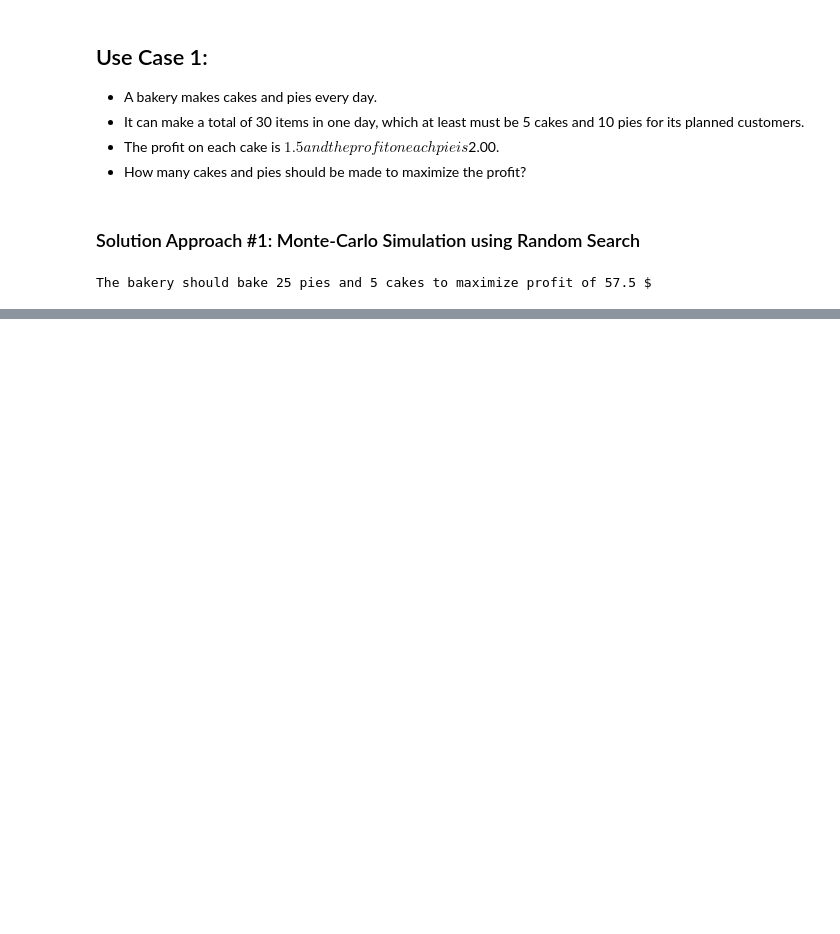
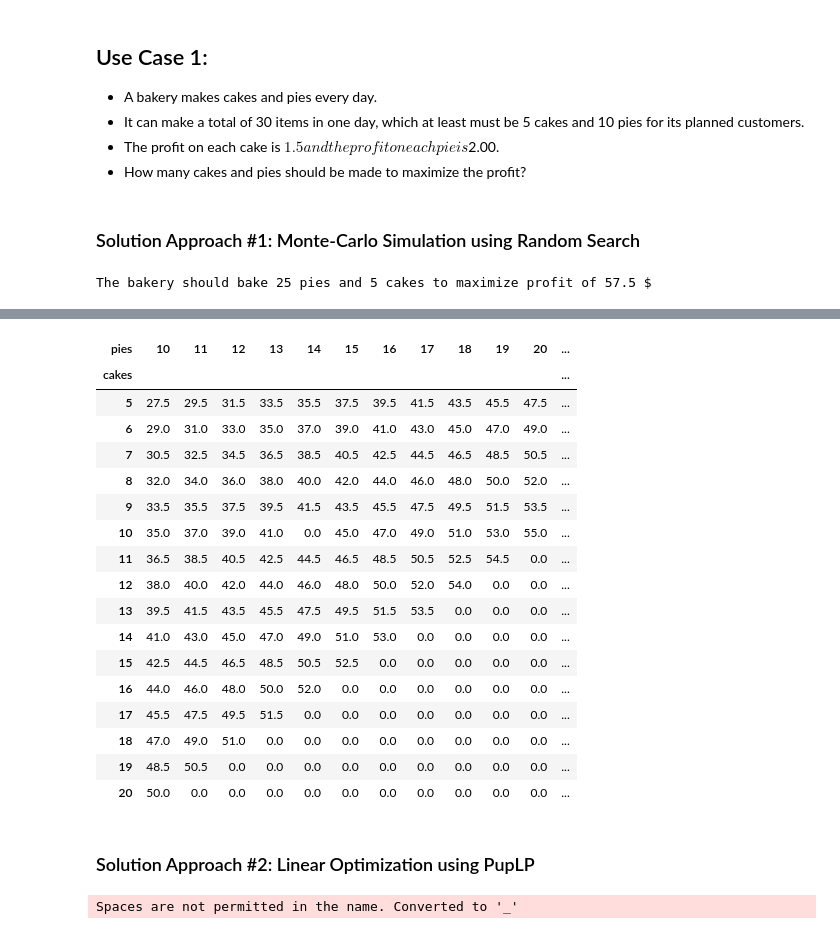
Before and after one commit to Sebastian1981/Operations_Research, a Jupyter notebook: experiments/optimization_pocs.ipynb, the cells around one changed output, grey strips where cells are left out. Cells and saved outputs as stored; diff of their text form; code cells hidden in the pictures; blank space fills up the shorter version.

```diff
--- a/experiments/optimization_pocs.ipynb
+++ b/experiments/optimization_pocs.ipynb
@@ -65,0 +66,22 @@ mcs_results.head(10)
+# %%
+mcs_results_mat = mcs_results.pivot(index='cakes', columns='pies')['profit'].fillna(0)
+mcs_results_mat
+# %% [output]
+| pies | 10 | 11 | 12 | 13 | 14 | 15 | 16 | 17 | 18 | 19 | 20 | ... |
+| cakes |  |  |  |  |  |  |  |  |  |  |  | ... |
+| 5 | 27.5 | 29.5 | 31.5 | 33.5 | 35.5 | 37.5 | 39.5 | 41.5 | 43.5 | 45.5 | 47.5 | ... |
+| 6 | 29.0 | 31.0 | 33.0 | 35.0 | 37.0 | 39.0 | 41.0 | 43.0 | 45.0 | 47.0 | 49.0 | ... |
+| 7 | 30.5 | 32.5 | 34.5 | 36.5 | 38.5 | 40.5 | 42.5 | 44.5 | 46.5 | 48.5 | 50.5 | ... |
+| 8 | 32.0 | 34.0 | 36.0 | 38.0 | 40.0 | 42.0 | 44.0 | 46.0 | 48.0 | 50.0 | 52.0 | ... |
+| 9 | 33.5 | 35.5 | 37.5 | 39.5 | 41.5 | 43.5 | 45.5 | 47.5 | 49.5 | 51.5 | 53.5 | ... |
+| 10 | 35.0 | 37.0 | 39.0 | 41.0 | 0.0 | 45.0 | 47.0 | 49.0 | 51.0 | 53.0 | 55.0 | ... |
+| 11 | 36.5 | 38.5 | 40.5 | 42.5 | 44.5 | 46.5 | 48.5 | 50.5 | 52.5 | 54.5 | 0.0 | ... |
+| 12 | 38.0 | 40.0 | 42.0 | 44.0 | 46.0 | 48.0 | 50.0 | 52.0 | 54.0 | 0.0 | 0.0 | ... |
+| 13 | 39.5 | 41.5 | 43.5 | 45.5 | 47.5 | 49.5 | 51.5 | 53.5 | 0.0 | 0.0 | 0.0 | ... |
+| 14 | 41.0 | 43.0 | 45.0 | 47.0 | 49.0 | 51.0 | 53.0 | 0.0 | 0.0 | 0.0 | 0.0 | ... |
+| 15 | 42.5 | 44.5 | 46.5 | 48.5 | 50.5 | 52.5 | 0.0 | 0.0 | 0.0 | 0.0 | 0.0 | ... |
+| 16 | 44.0 | 46.0 | 48.0 | 50.0 | 52.0 | 0.0 | 0.0 | 0.0 | 0.0 | 0.0 | 0.0 | ... |
+| 17 | 45.5 | 47.5 | 49.5 | 51.5 | 0.0 | 0.0 | 0.0 | 0.0 | 0.0 | 0.0 | 0.0 | ... |
+| 18 | 47.0 | 49.0 | 51.0 | 0.0 | 0.0 | 0.0 | 0.0 | 0.0 | 0.0 | 0.0 | 0.0 | ... |
+| 19 | 48.5 | 50.5 | 0.0 | 0.0 | 0.0 | 0.0 | 0.0 | 0.0 | 0.0 | 0.0 | 0.0 | ... |
+| 20 | 50.0 | 0.0 | 0.0 | 0.0 | 0.0 | 0.0 | 0.0 | 0.0 | 0.0 | 0.0 | 0.0 | ... |
@@ -65,0 +92,6 @@ mcs_results.head(10)
+# %% [markdown]
+### Solution Approach #2: Linear Optimization using PupLP
+# %%
+model = LpProblem('Maximize Bakery Profits', sense= LpMaximize)
+# %% [output]
+Spaces are not permitted in the name. Converted to '_'
```
Also changed, not shown: parts of 23 cells of this notebook.
